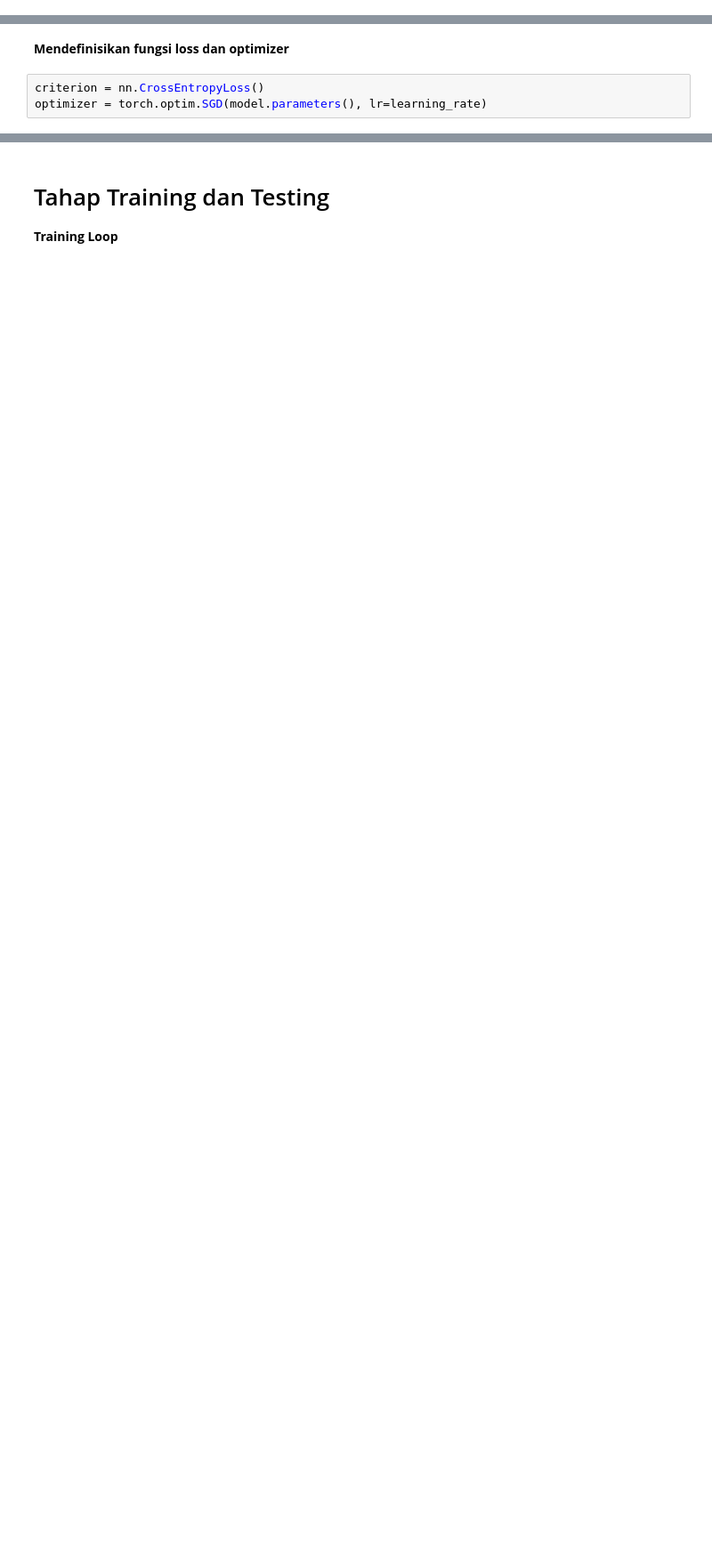
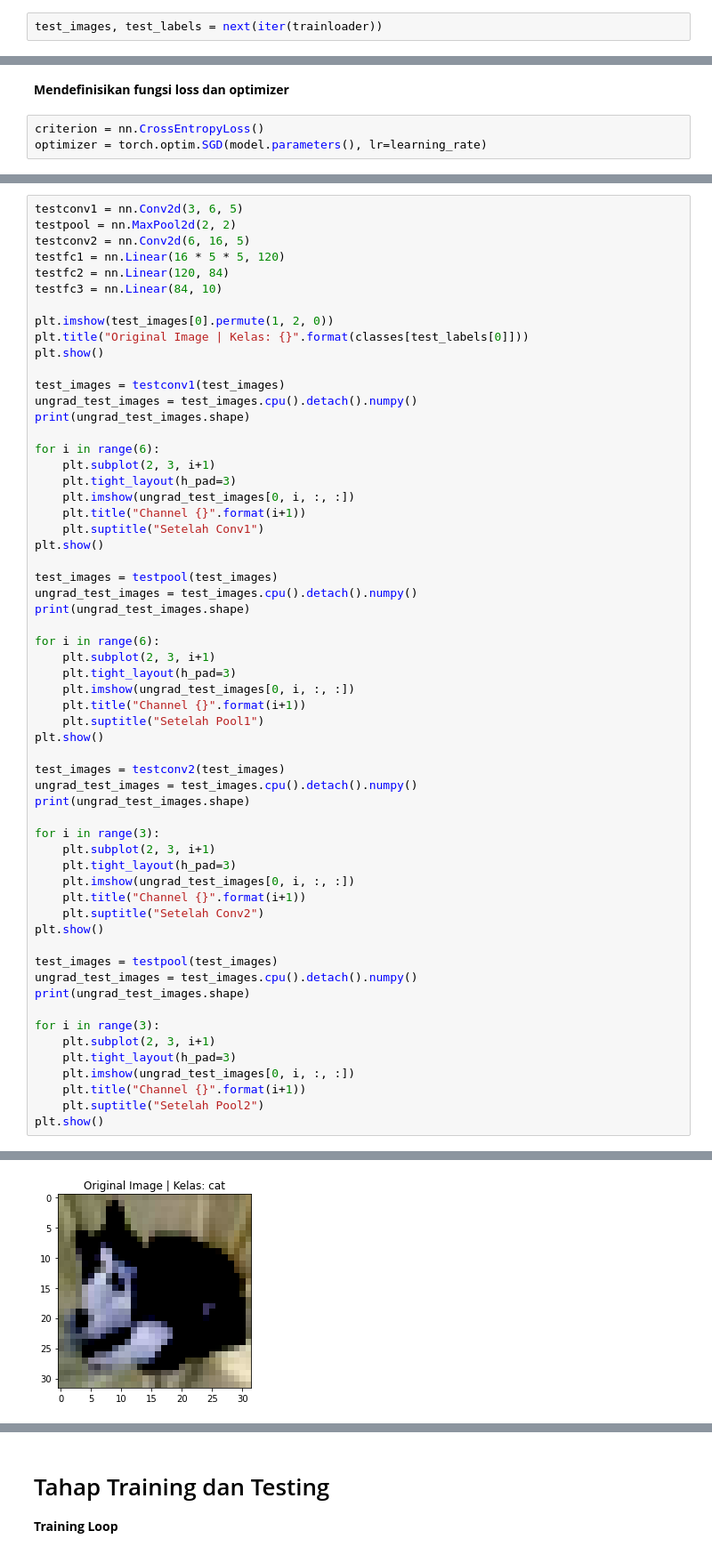
Before and after one commit to mctosima/pengantarDLpytorch, a Jupyter notebook: IPYNB Code/15_CNNCIFAR.ipynb, the cells around one changed output, grey strips where cells are left out. Shown at 89% size. Drawn from its saved outputs; the diff is of its cells as text; blank space fills up the shorter version.

```diff
--- a/IPYNB Code/15_CNNCIFAR.ipynb
+++ b/IPYNB Code/15_CNNCIFAR.ipynb
@@ -96,6 +96,8 @@ Files already downloaded and verified
 # %%
 classes = ('plane', 'car', 'bird', 'cat',
            'deer', 'dog', 'frog', 'horse', 'ship', 'truck')
+# %%
+test_images, test_labels = next(iter(trainloader))
 # %% [markdown]
 # Tahap Mendesain Model
 Model yang akan digunakan adalah CNN dengan struktur seperti gambar berikut:
@@ -161,0 +168,60 @@ optimizer = torch.optim.SGD(model.parameters(), lr=learning_rate)
+# %%
+testconv1 = nn.Conv2d(3, 6, 5)
+testpool = nn.MaxPool2d(2, 2)
+testconv2 = nn.Conv2d(6, 16, 5)
+testfc1 = nn.Linear(16 * 5 * 5, 120)
+testfc2 = nn.Linear(120, 84)
+testfc3 = nn.Linear(84, 10)
+
+plt.imshow(test_images[0].permute(1, 2, 0))
+plt.title("Original Image | Kelas: {}".format(classes[test_labels[0]]))
+plt.show()
+
+test_images = testconv1(test_images)
+ungrad_test_images = test_images.cpu().detach().numpy()
+print(ungrad_test_images.shape)
+
+for i in range(6):
+    plt.subplot(2, 3, i+1)
+    plt.tight_layout(h_pad=3)
+    plt.imshow(ungrad_test_images[0, i, :, :])
+    plt.title("Channel {}".format(i+1))
+    plt.suptitle("Setelah Conv1")
+plt.show()
+
+test_images = testpool(test_images)
+ungrad_test_images = test_images.cpu().detach().numpy()
+print(ungrad_test_images.shape)
+
+for i in range(6):
+    plt.subplot(2, 3, i+1)
+    plt.tight_layout(h_pad=3)
+    plt.imshow(ungrad_test_images[0, i, :, :])
+    plt.title("Channel {}".format(i+1))
+    plt.suptitle("Setelah Pool1")
+plt.show()
+
+test_images = testconv2(test_images)
+ungrad_test_images = test_images.cpu().detach().numpy()
+print(ungrad_test_images.shape)
+
+for i in range(3):
+    plt.subplot(2, 3, i+1)
+    plt.tight_layout(h_pad=3)
+    plt.imshow(ungrad_test_images[0, i, :, :])
+    plt.title("Channel {}".format(i+1))
+    plt.suptitle("Setelah Conv2")
+plt.show()
+
+test_images = testpool(test_images)
+ungrad_test_images = test_images.cpu().detach().numpy()
+print(ungrad_test_images.shape)
+
+for i in range(3):
+    plt.subplot(2, 3, i+1)
+    plt.tight_layout(h_pad=3)
+    plt.imshow(ungrad_test_images[0, i, :, :])
+    plt.title("Channel {}".format(i+1))
+    plt.suptitle("Setelah Pool2")
+plt.show()
+# %% [output]
@@ -161,0 +229 @@ optimizer = torch.optim.SGD(model.parameters(), lr=learning_rate)
+[figure, added]
```
Also changed, not shown: parts of 4 cells of this notebook.
